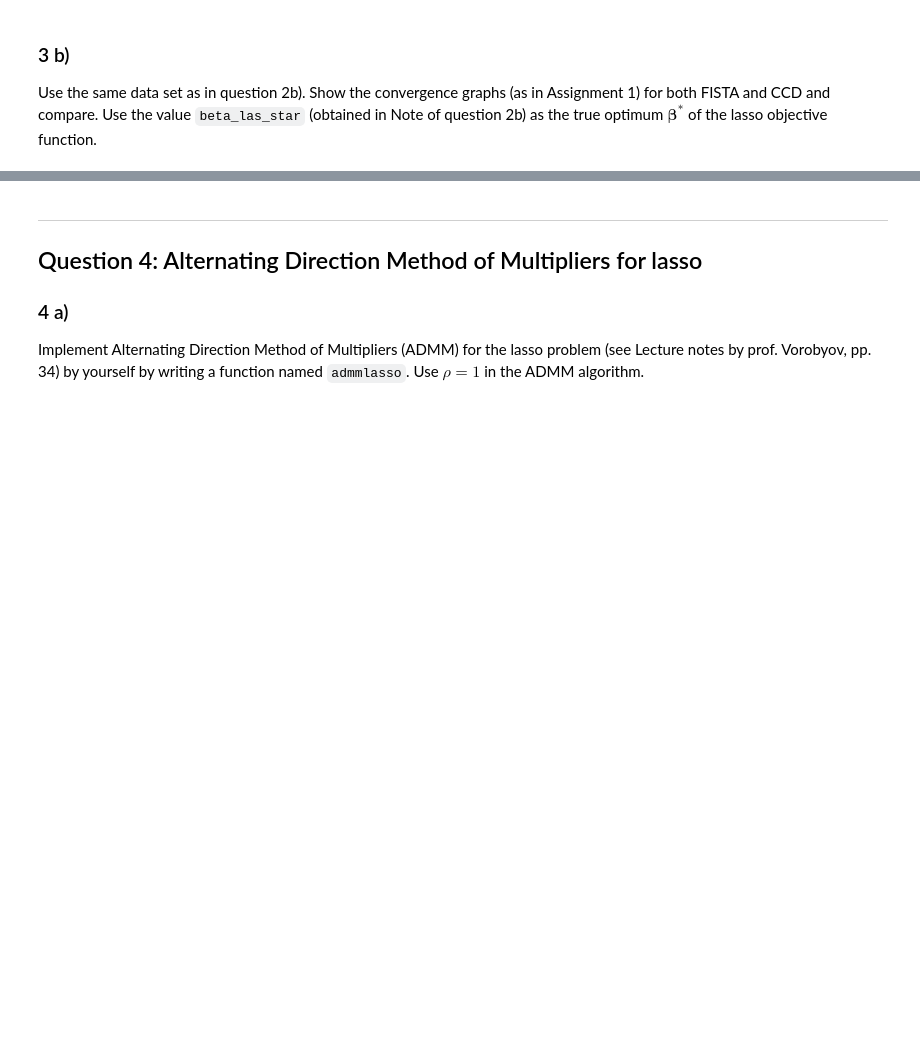
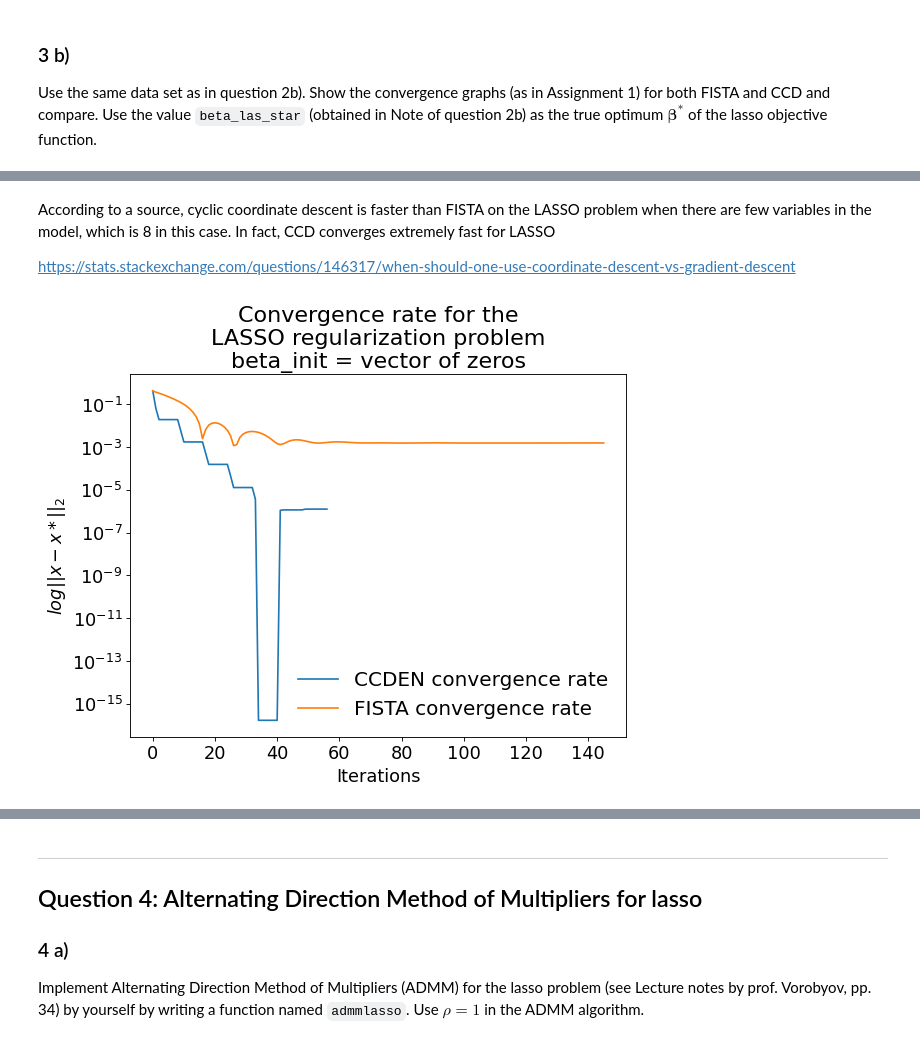
Before and after one commit to SpringNuance/LargeScaleDataAnalysis_assignment3, a Jupyter notebook: HW3.ipynb, the cells around one changed output, grey strips where cells are left out. Drawn from its saved outputs; the diff is of its cells as text; code cells hidden in the pictures; blank space fills up the shorter version.

```diff
--- a/HW3.ipynb
+++ b/HW3.ipynb
@@ -328,11 +345,19 @@ X_train_centered = X_train - np.mean(X_train, axis=0)
 X0 = X_train_centered / np.std(X_train_centered, axis=0)
 y_train_centered = y_train - np.mean(y_train)
 y0 = y_train_centered / np.std(y_train_centered)
+
 # Print the centered training data
 print("Standardized X_train:\n", X0[:10])
 print("...")
 print("Standardized y_train:\n", y0[:10])
 print("...")
+print("\nShape of X0:", X0.shape)
+print("\nShape of y0:", y0.shape)
+(N, p) = X0.shape
+print(f"\nN = {N}, p = {p}")
+# Verify that xj_transpose * xj = N
+print("\nVerify that xj_transpose * xj = N")
+print(np.dot(np.transpose(X0), X0).diagonal())
 # %% [output]
 Standardized X_train:
  [[-1.53517959 -1.81097918 -1.98042525 -1.00347165 -0.53708616 -0.84308399
@@ -354,2 +379,4 @@ Standardized y_train:
 # %%
 # step 3: compute solutions
+beta_init = np.zeros(p)
+beta_hat, _ = ccden(y0, X0, beta_init, lam, al)
@@ -392,2 +629,32 @@ Use the value <code>beta_las_star</code> (obtained in Note of question 2b)  as t
+# %% [markdown]
+According to a source, cyclic coordinate descent is faster than FISTA on the LASSO problem when there are few variables in the model, which is 8 in this case. In fact, CCD converges extremely fast for LASSO
+
+https://stats.stackexchange.com/questions/146317/when-should-one-use-coordinate-descent-vs-gradient-descent
 # %%
 # show convergerence graph
+# Plotting the difference norms log ||x - x*||2
+
+differenceNormsCCDEN = [np.linalg.norm(beta - beta_las_star) for beta in beta_list_ccden]
+differenceNormsFISTA = [np.linalg.norm(beta - beta_las_star) for beta in beta_list_fista]
+
+def plotDifferenceNorms(differenceNorms, algorithmNames):
+    figure(figsize=(8, 6), dpi=80)
+    size = 16
+    for i in range(len(algorithmNames)):
+        iterations = np.arange(0, len(differenceNorms[i]), 1)
+        plt.plot(iterations, differenceNorms[i], label = f"{algorithmNames[i]} convergence rate")
+    plt.title(f"Convergence rate for the\nLASSO regularization problem\nbeta_init = vector of zeros", size=size + 4)
+    plt.xticks(fontsize=size)
+    plt.yticks(fontsize=size)
+    # Plotting the log graph in base 2
+    plt.yscale('log', base=10)
+    plt.xlabel("Iterations", size=size)
+    plt.ylabel(r'$log||x-x*||_2$', size=size)
+    plt.legend(loc=4, frameon=False, fontsize=size + 2)
+    plt.show()
+
+differenceNorms = [differenceNormsCCDEN, differenceNormsFISTA]
+algorithmNames = ["CCDEN", "FISTA"]
+plotDifferenceNorms(differenceNorms, algorithmNames)
+# %% [output]
+[figure, added]
```
Also changed, not shown: parts of 23 cells of this notebook, 3 other files.
